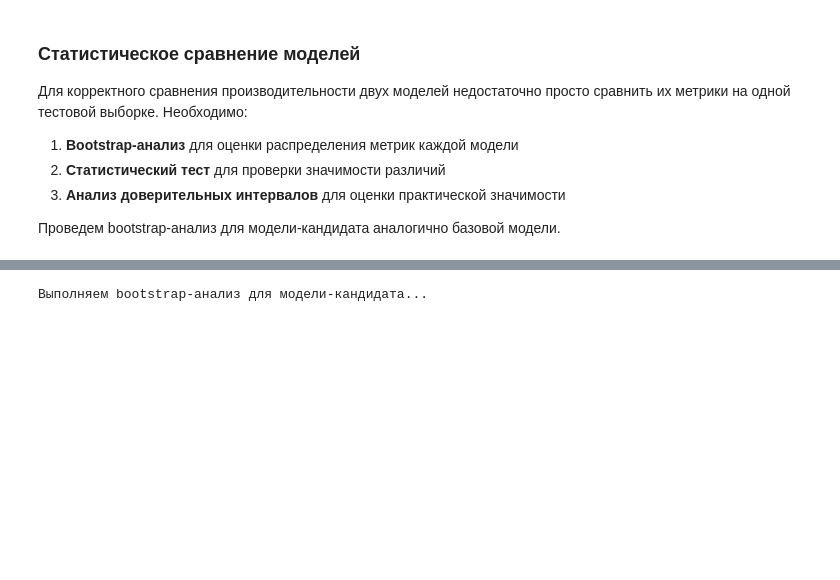
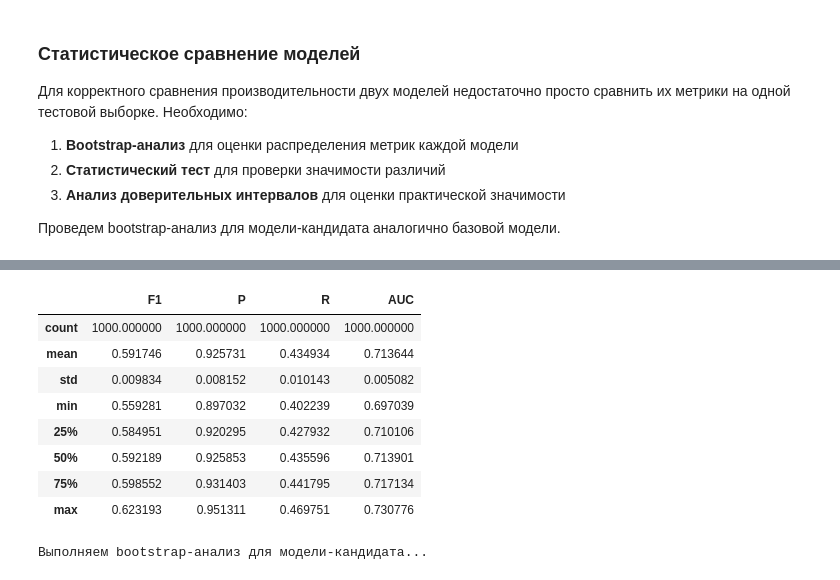
Before and after one commit to NickOsipov/otus-validation, a Jupyter notebook: notebooks/work.ipynb, the cells around one changed output, grey strips where cells are left out. Drawn from its saved outputs; the diff is of its cells as text; code cells hidden in the pictures; blank space fills up the shorter version.

```diff
--- a/notebooks/work.ipynb
+++ b/notebooks/work.ipynb
@@ -433,3 +433,38 @@ $\delta$ - размер эффекта, который необходимо вы
 3. **Анализ доверительных интервалов** для оценки практической значимости
 
 Проведем bootstrap-анализ для модели-кандидата аналогично базовой модели.
+# %%
+def get_bootstrap_scores(y_true, y_pred, n_iterations=1000):
+    """
+    Функция для вычисления метрик с использованием bootstrap.
+
+    Параметры:
+    - y_true: истинные метки
+    - y_pred: предсказанные метки
+    - n_iterations: количество итераций bootstrap
+
+    Возвращает:
+    - DataFrame с метриками F1, P, R и AUC для каждой итерации
+    """
+    np.random.seed(42)
+
+    df_for_bootstrap = pd.DataFrame(
+        data={
+            "y_test": y_true,
+            "y_pred": y_pred,
+        }
+    )
+
+    scores = pd.DataFrame(
+        data={"F1": 0.0, "P": 0.0, "R": 0.0, "AUC": 0.0},
+        index=range(n_iterations)
+    )
+
+    for idx in range(n_iterations):
+        sample = df_for_bootstrap.sample(frac=1.0, replace=True)
+        scores.loc[idx, "F1"] = f1_score(sample["y_test"], sample["y_pred"])
+        scores.loc[idx, "P"] = precision_score(sample["y_test"], sample["y_pred"])
+        scores.loc[idx, "R"] = recall_score(sample["y_test"], sample["y_pred"])
+        scores.loc[idx, "AUC"] = roc_auc_score(sample["y_test"], sample["y_pred"])
+
+    return scores
@@ -436,3 +485,15 @@ $\delta$ - размер эффекта, который необходимо вы
+# %%
+scores_cand_v2.describe()
+# %% [output]
+|  | F1 | P | R | AUC |
+| count | 1000.000000 | 1000.000000 | 1000.000000 | 1000.000000 |
+| mean | 0.591746 | 0.925731 | 0.434934 | 0.713644 |
+| std | 0.009834 | 0.008152 | 0.010143 | 0.005082 |
+| min | 0.559281 | 0.897032 | 0.402239 | 0.697039 |
+| 25% | 0.584951 | 0.920295 | 0.427932 | 0.710106 |
+| 50% | 0.592189 | 0.925853 | 0.435596 | 0.713901 |
+| 75% | 0.598552 | 0.931403 | 0.441795 | 0.717134 |
+| max | 0.623193 | 0.951311 | 0.469751 | 0.730776 |
 # %%
 # Создаем DataFrame с результатами модели-кандидата
 df_cand = pd.DataFrame(
```
Also changed, not shown: parts of 6 cells of this notebook.
